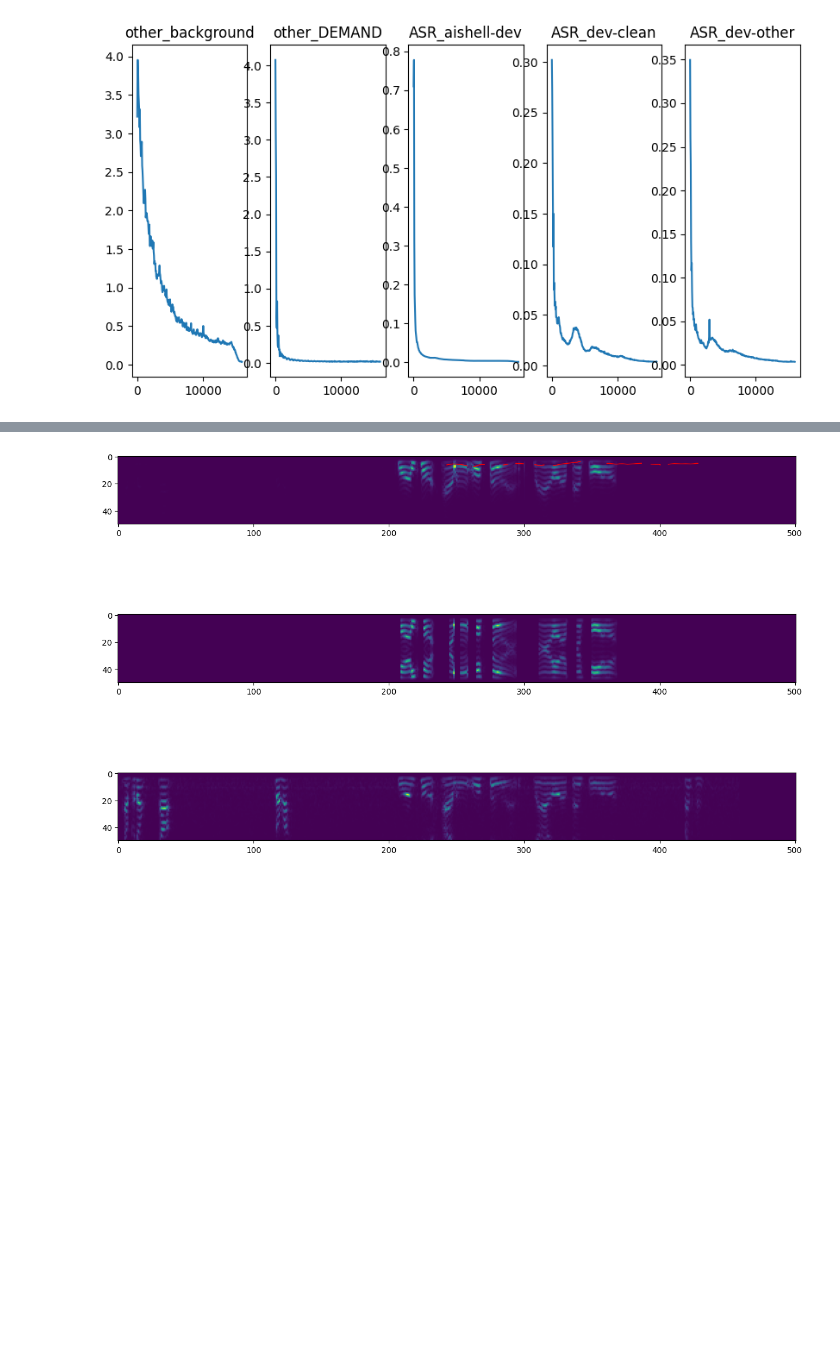
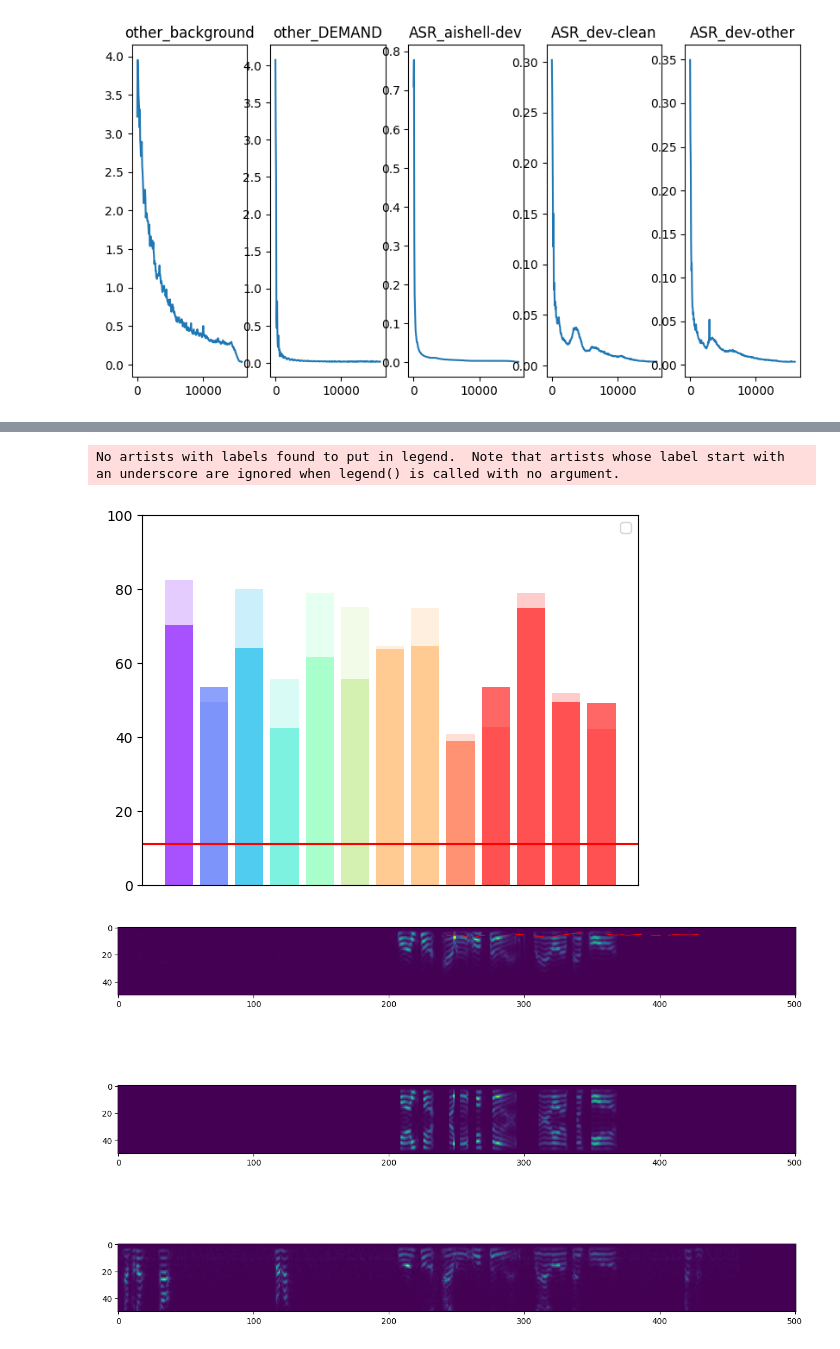
Before and after one commit to CUHK-AIoT-Sensing/Earable, a Jupyter notebook: vibvoice+/figure.ipynb, the cells around one changed output, grey strips where cells are left out. Drawn from its saved outputs; the diff is of its cells as text; code cells hidden in the pictures; blank space fills up the shorter version.

```diff
--- a/vibvoice+/figure.ipynb
+++ b/vibvoice+/figure.ipynb
@@ -134,3 +132,32 @@ plt.show()
+# %%
+inp = {'Bian_Chen_2023-09-07': 82.51, 'Shaoyang_Yang_2023-09-10': 49.28, 'Haozheng_Hou_2023-09-11': 79.98, 'Bowen_Zheng_2023-09-07': 55.56, 'Kaiwei_Liu_2023-09-11': 78.79, 'Youdong_Wang_2023-09-11': 75.1, 'Bufang_Yang_2023-09-09': 64.51, 'Bufang_Yang_2023-09-05': 74.72, 'Sitong_Cheng_2023-09-07': 40.69, 'Lixing_He_2023-09-10': 42.74, 'Lixing_He_2023-09-11': 78.87, 'Lixing_He_2023-09-09': 51.88, 'Lixing_He_2023-09-05': 42.09}
+
+inp = organize_dict(inp)
+baseline = organize_dict(baseline)
+speaker = ''
+dates = []
+j = 0
+from matplotlib.pyplot import cm
+color = cm.rainbow(np.linspace(0, 1, len(vibvoice.keys())))
+color_light = color
+color_light[:, -1] = 1
+for i, speaker in enumerate(vibvoice.keys()):
+
+    dates = inp[speaker].keys()
+    cer = inp[speaker].values()
+    plt.bar(range(j, j+len(dates)), cer, color=color[i] + np.array([0, 0, 0, -0.8]))
+
+    cer_baseline = baseline[speaker].values()
+    plt.bar(range(j, j+len(dates)), cer_baseline, color=color[i] + np.array([0, 0, 0, -0.4]))
+    j += len(dates)
+plt.axhline(y=11, color='r', linestyle='-')
+plt.ylim(0, 100)
+plt.legend(ncol=3)
+plt.xticks([])
+plt.show()
+# %% [output]
+No artists with labels found to put in legend.  Note that artists whose label start with an underscore are ignored when legend() is called with no argument.
+[figure, added]
 # %%
 
 '''
```
Also changed, not shown: parts of 2 cells of this notebook, 23 other files.
